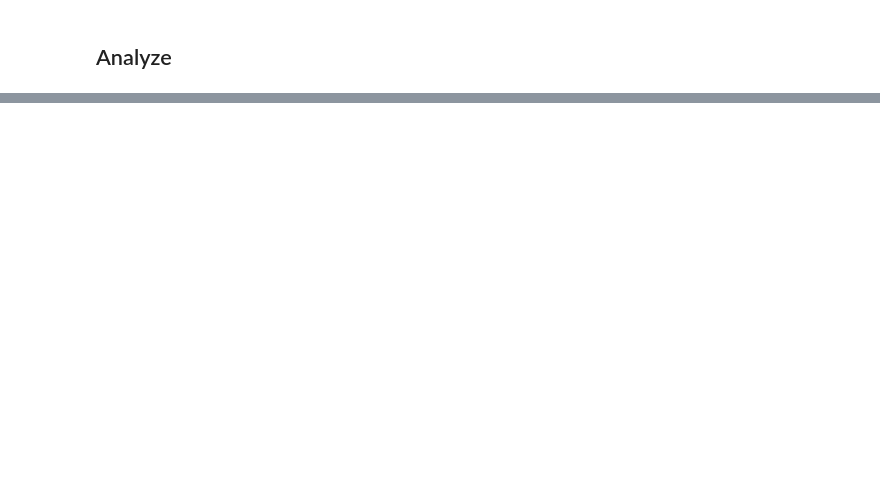
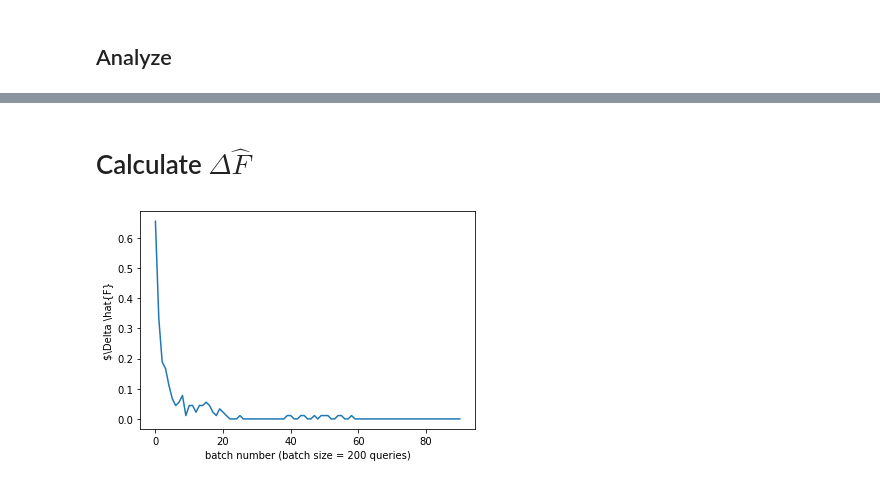
Before and after one commit to ulissigroup/catalyst-acquisitions, a Jupyter notebook: notebooks/MMS/CFGP/MMS.ipynb, the cells around one changed output, grey strips where cells are left out. Saved outputs shown, nothing was run; the diff lists cells and outputs as text; code cells hidden in the pictures; blank space fills up the shorter version.

Commit message:
Redo MMS+CFGP and make diagnostics figure

```diff
--- a/notebooks/MMS/CFGP/MMS.ipynb
+++ b/notebooks/MMS/CFGP/MMS.ipynb
@@ -112,0 +113,60 @@ reward_fig, proxy_fig, accuracy_fig, uncertainty_fig, calibration_fig, nll_fig =
+# %% [markdown]
+# Calculate $\Delta \hat{F}$
+# %%
+import pickle
+from tqdm.notebook import tqdm
+import matplotlib.pyplot as plt
+
+
+# Find all the caches
+folder = 'MultiscaleDiscoverer_CFGP_caches'
+cache_files = [cache for cache in os.listdir(folder)
+               if cache.endswith('.pkl')]
+cache_files.sort()
+
+# Open all the caches
+values = []
+for cache_name in tqdm(cache_files):
+    cache_file = os.path.join(folder, cache_name)
+    with open(cache_file, 'rb') as file_handle:
+        cache = pickle.load(file_handle)
+
+    # Save all the bulk values
+    try:
+        values.append(cache['bulk_values'])
+    except KeyError:
+        continue
+
+# Calculate out the classification history
+classify_bulks = discoverer._classify_bulks
+bulk_classes = [classify_bulks(_values) for _values in values]
+
+# Initialize the algorithm
+dFhat_history = []
+for i, previous_classes in enumerate(bulk_classes[:-1]):
+    classes = bulk_classes[i+1]
+    a, b, c, d = (0, 0, 0, 0)
+
+    # Count a, b, and c to...
+    for mpid, class_ in classes.items():
+        previous_class = previous_classes[mpid]
+        if previous_class is True:
+            if class_ is True:
+                a += 1
+            elif class_ is False:
+                b += 1
+        elif previous_class is False:
+            if class_ is True:
+                c += 1
+
+    # Calculate and store dFhat values
+    dFhat = 1 - 2*a / (2*a + b + c)
+    dFhat_history.append(dFhat)
+dFhat_history = np.array(dFhat_history)
+
+# Plot
+ax_df = sns.lineplot(list(range(len(dFhat_history))), dFhat_history)
+_ = ax_df.set_xlabel('batch number (batch size = 200 queries)')
+_ = ax_df.set_ylabel('$\Delta \hat{F}')
+# %% [output]
+[figure, added]
```
Also changed, not shown: parts of 6 cells of this notebook, 5 other files.
